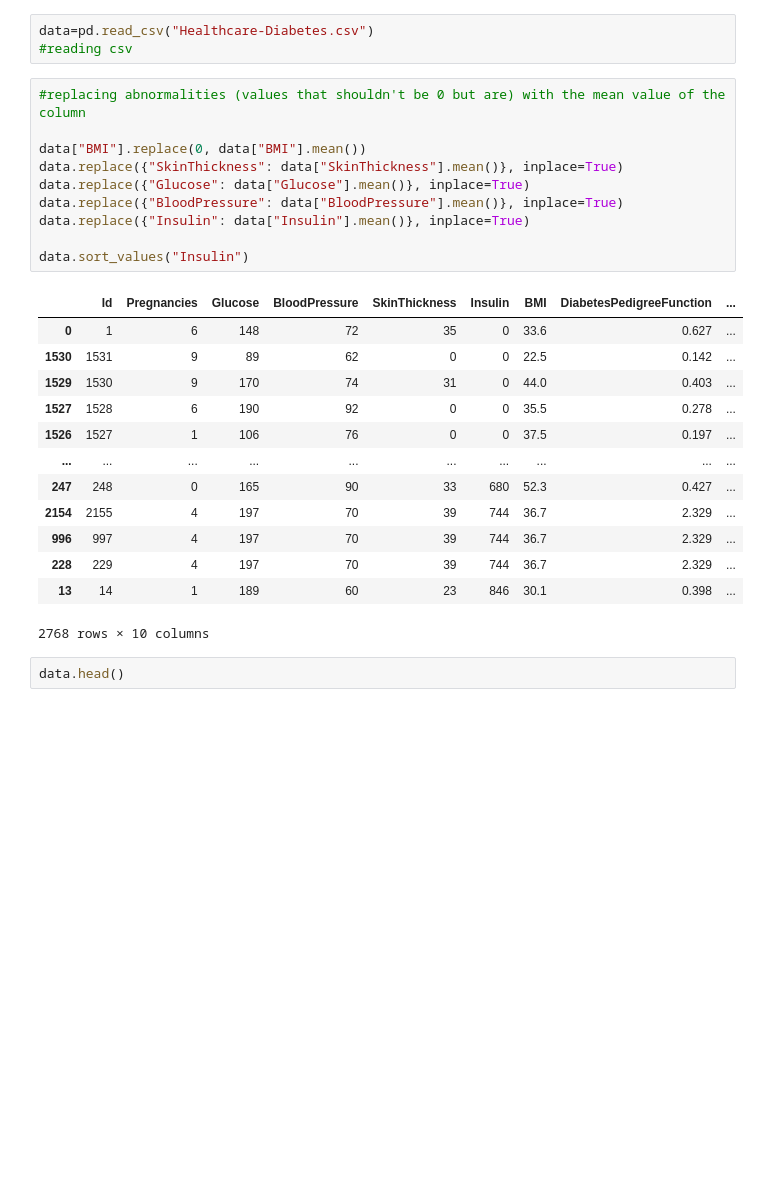
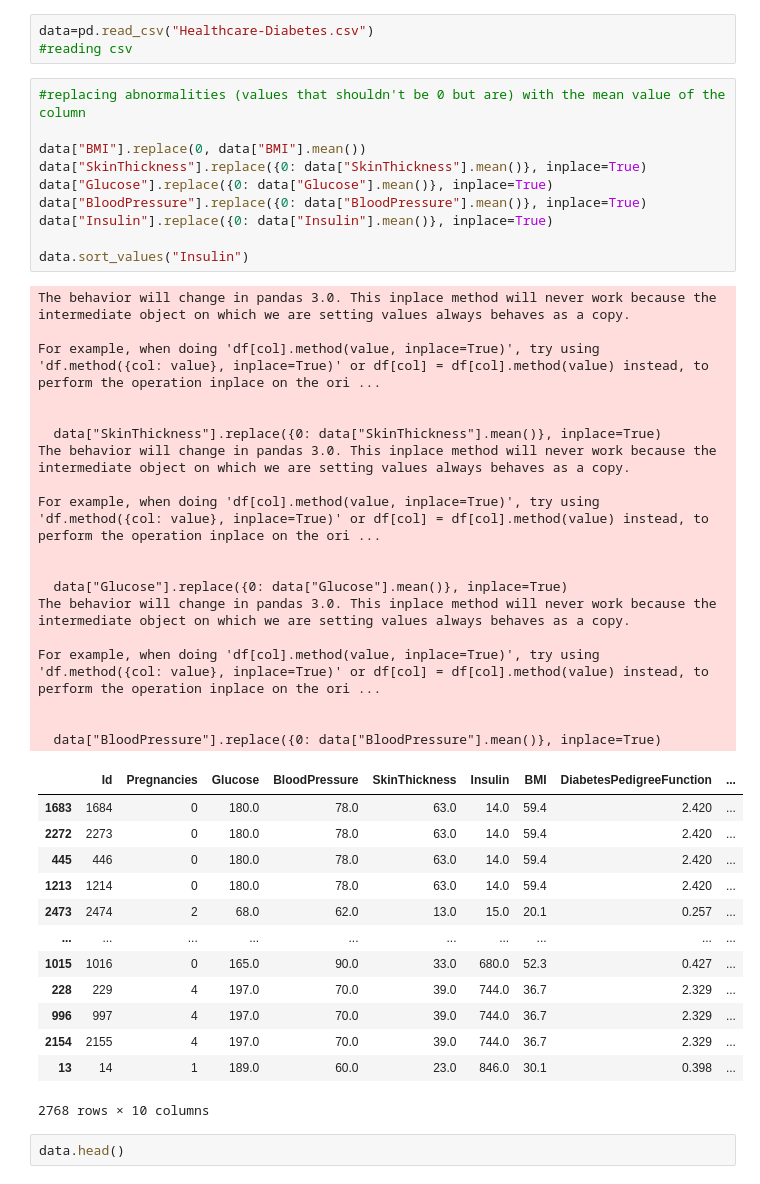
Before and after one commit to chrisistrati/Healthcare-Diabetes-Model, a Jupyter notebook: logistic_regresion.ipynb, the cells around one changed output. Drawn from its saved outputs; the diff is of its cells as text; blank space fills up the shorter version.

```diff
--- a/logistic_regresion.ipynb
+++ b/logistic_regresion.ipynb
@@ -6,27 +6,45 @@ data=pd.read_csv("Healthcare-Diabetes.csv")
 # %%
 #replacing abnormalities (values that shouldn't be 0 but are) with the mean value of the column
 
 data["BMI"].replace(0, data["BMI"].mean())
-data.replace({"SkinThickness": data["SkinThickness"].mean()}, inplace=True)
-data.replace({"Glucose": data["Glucose"].mean()}, inplace=True)
-data.replace({"BloodPressure": data["BloodPressure"].mean()}, inplace=True)
-data.replace({"Insulin": data["Insulin"].mean()}, inplace=True)
+data["SkinThickness"].replace({0: data["SkinThickness"].mean()}, inplace=True)
+data["Glucose"].replace({0: data["Glucose"].mean()}, inplace=True)
+data["BloodPressure"].replace({0: data["BloodPressure"].mean()}, inplace=True)
+data["Insulin"].replace({0: data["Insulin"].mean()}, inplace=True)
 
 data.sort_values("Insulin")
 # %% [output]
+The behavior will change in pandas 3.0. This inplace method will never work because the intermediate object on which we are setting values always behaves as a copy.
+
+For example, when doing 'df[col].method(value, inplace=True)', try using 'df.method({col: value}, inplace=True)' or df[col] = df[col].method(value) instead, to perform the operation inplace on the ori ...
+
+
+  data["SkinThickness"].replace({0: data["SkinThickness"].mean()}, inplace=True)
+The behavior will change in pandas 3.0. This inplace method will never work because the intermediate object on which we are setting values always behaves as a copy.
+
+For example, when doing 'df[col].method(value, inplace=True)', try using 'df.method({col: value}, inplace=True)' or df[col] = df[col].method(value) instead, to perform the operation inplace on the ori ...
+
+
+  data["Glucose"].replace({0: data["Glucose"].mean()}, inplace=True)
+The behavior will change in pandas 3.0. This inplace method will never work because the intermediate object on which we are setting values always behaves as a copy.
+
+For example, when doing 'df[col].method(value, inplace=True)', try using 'df.method({col: value}, inplace=True)' or df[col] = df[col].method(value) instead, to perform the operation inplace on the ori ...
+
+
+  data["BloodPressure"].replace({0: data["BloodPressure"].mean()}, inplace=True)
 |  | Id | Pregnancies | Glucose | BloodPressure | SkinThickness | Insulin | BMI | DiabetesPedigreeFunction | ... |
-| 0 | 1 | 6 | 148 | 72 | 35 | 0 | 33.6 | 0.627 | ... |
-| 1530 | 1531 | 9 | 89 | 62 | 0 | 0 | 22.5 | 0.142 | ... |
-| 1529 | 1530 | 9 | 170 | 74 | 31 | 0 | 44.0 | 0.403 | ... |
-| 1527 | 1528 | 6 | 190 | 92 | 0 | 0 | 35.5 | 0.278 | ... |
-| 1526 | 1527 | 1 | 106 | 76 | 0 | 0 | 37.5 | 0.197 | ... |
+| 1683 | 1684 | 0 | 180.0 | 78.0 | 63.0 | 14.0 | 59.4 | 2.420 | ... |
+| 2272 | 2273 | 0 | 180.0 | 78.0 | 63.0 | 14.0 | 59.4 | 2.420 | ... |
+| 445 | 446 | 0 | 180.0 | 78.0 | 63.0 | 14.0 | 59.4 | 2.420 | ... |
+| 1213 | 1214 | 0 | 180.0 | 78.0 | 63.0 | 14.0 | 59.4 | 2.420 | ... |
+| 2473 | 2474 | 2 | 68.0 | 62.0 | 13.0 | 15.0 | 20.1 | 0.257 | ... |
 | ... | ... | ... | ... | ... | ... | ... | ... | ... | ... |
-| 247 | 248 | 0 | 165 | 90 | 33 | 680 | 52.3 | 0.427 | ... |
-| 2154 | 2155 | 4 | 197 | 70 | 39 | 744 | 36.7 | 2.329 | ... |
-| 996 | 997 | 4 | 197 | 70 | 39 | 744 | 36.7 | 2.329 | ... |
-| 228 | 229 | 4 | 197 | 70 | 39 | 744 | 36.7 | 2.329 | ... |
-| 13 | 14 | 1 | 189 | 60 | 23 | 846 | 30.1 | 0.398 | ... |
+| 1015 | 1016 | 0 | 165.0 | 90.0 | 33.0 | 680.0 | 52.3 | 0.427 | ... |
+| 228 | 229 | 4 | 197.0 | 70.0 | 39.0 | 744.0 | 36.7 | 2.329 | ... |
+| 996 | 997 | 4 | 197.0 | 70.0 | 39.0 | 744.0 | 36.7 | 2.329 | ... |
+| 2154 | 2155 | 4 | 197.0 | 70.0 | 39.0 | 744.0 | 36.7 | 2.329 | ... |
+| 13 | 14 | 1 | 189.0 | 60.0 | 23.0 | 846.0 | 30.1 | 0.398 | ... |
-2768 rows × 10 columns
+2768 rows × 10 columns
 # %%
 data.head()
 # %% [output]
```
Also changed, not shown: parts of 1 cell of this notebook, 1 other file.
